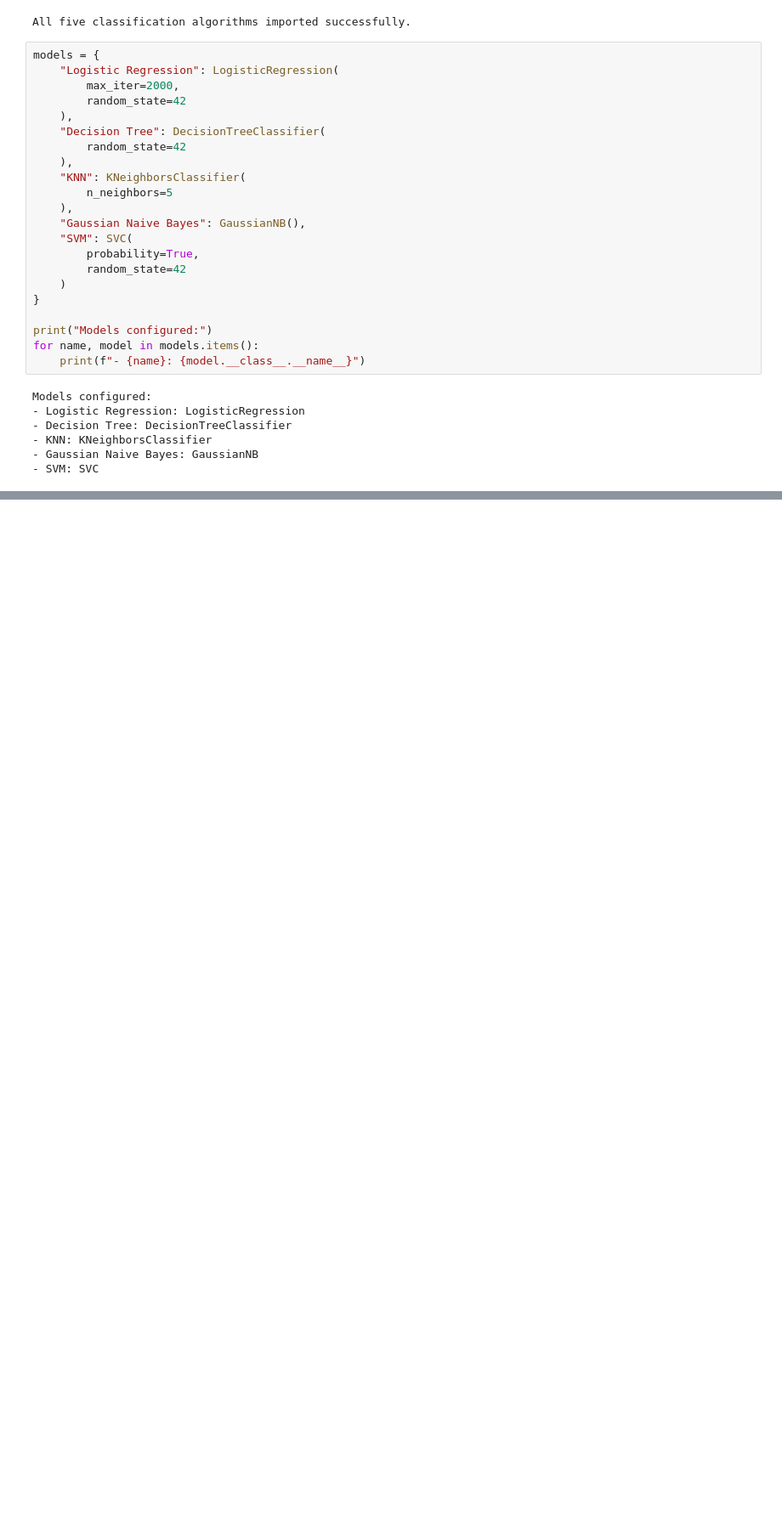
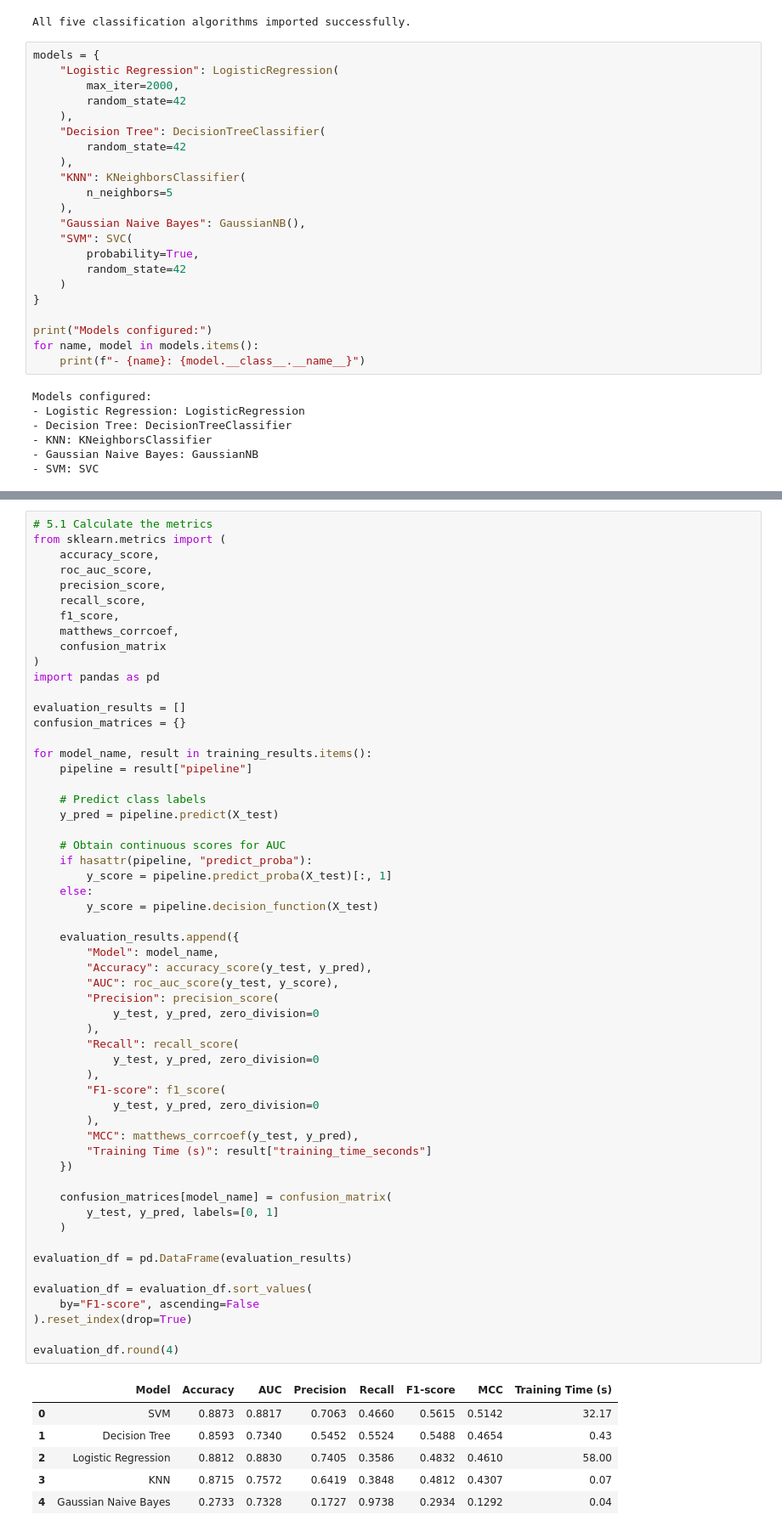
Before and after one commit to 2026AJ05675-LEO/online-shoppers-purchase-prediction, a Jupyter notebook: online-shoppers-purchase-prediction.ipynb, the cells around one changed output, grey strips where cells are left out. Shown at 85% size. Cells and saved outputs as stored; diff of their text form; blank space fills up the shorter version.

```diff
--- a/online-shoppers-purchase-prediction.ipynb
+++ b/online-shoppers-purchase-prediction.ipynb
@@ -771,0 +859,63 @@ Models configured:
+# %%
+# 5.1 Calculate the metrics
+from sklearn.metrics import (
+    accuracy_score,
+    roc_auc_score,
+    precision_score,
+    recall_score,
+    f1_score,
+    matthews_corrcoef,
+    confusion_matrix
+)
+import pandas as pd
+
+evaluation_results = []
+confusion_matrices = {}
+
+for model_name, result in training_results.items():
+    pipeline = result["pipeline"]
+
+    # Predict class labels
+    y_pred = pipeline.predict(X_test)
+
+    # Obtain continuous scores for AUC
+    if hasattr(pipeline, "predict_proba"):
+        y_score = pipeline.predict_proba(X_test)[:, 1]
+    else:
+        y_score = pipeline.decision_function(X_test)
+
+    evaluation_results.append({
+        "Model": model_name,
+        "Accuracy": accuracy_score(y_test, y_pred),
+        "AUC": roc_auc_score(y_test, y_score),
+        "Precision": precision_score(
+            y_test, y_pred, zero_division=0
+        ),
+        "Recall": recall_score(
+            y_test, y_pred, zero_division=0
+        ),
+        "F1-score": f1_score(
+            y_test, y_pred, zero_division=0
+        ),
+        "MCC": matthews_corrcoef(y_test, y_pred),
+        "Training Time (s)": result["training_time_seconds"]
+    })
+
+    confusion_matrices[model_name] = confusion_matrix(
+        y_test, y_pred, labels=[0, 1]
+    )
+
+evaluation_df = pd.DataFrame(evaluation_results)
+
+evaluation_df = evaluation_df.sort_values(
+    by="F1-score", ascending=False
+).reset_index(drop=True)
+
+evaluation_df.round(4)
+# %% [output]
+|  | Model | Accuracy | AUC | Precision | Recall | F1-score | MCC | Training Time (s) |
+| 0 | SVM | 0.8873 | 0.8817 | 0.7063 | 0.4660 | 0.5615 | 0.5142 | 32.17 |
+| 1 | Decision Tree | 0.8593 | 0.7340 | 0.5452 | 0.5524 | 0.5488 | 0.4654 | 0.43 |
+| 2 | Logistic Regression | 0.8812 | 0.8830 | 0.7405 | 0.3586 | 0.4832 | 0.4610 | 58.00 |
+| 3 | KNN | 0.8715 | 0.7572 | 0.6419 | 0.3848 | 0.4812 | 0.4307 | 0.07 |
+| 4 | Gaussian Naive Bayes | 0.2733 | 0.7328 | 0.1727 | 0.9738 | 0.2934 | 0.1292 | 0.04 |
```
Also changed, not shown: parts of 7 cells of this notebook.
